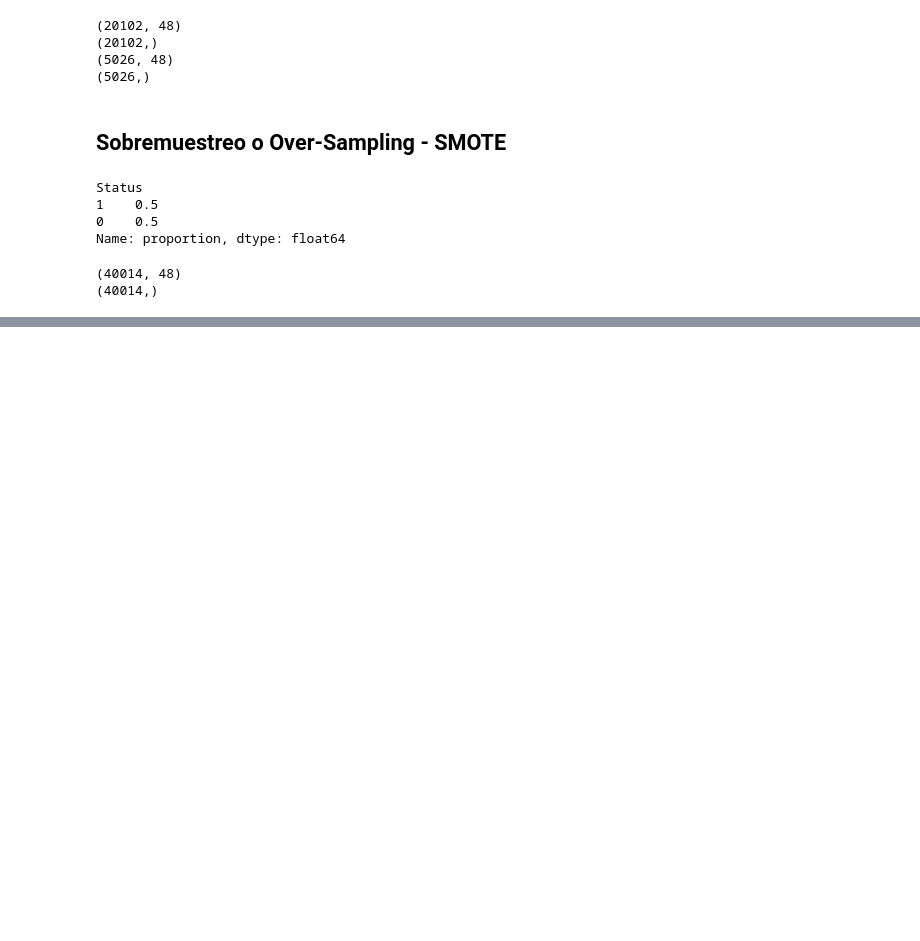
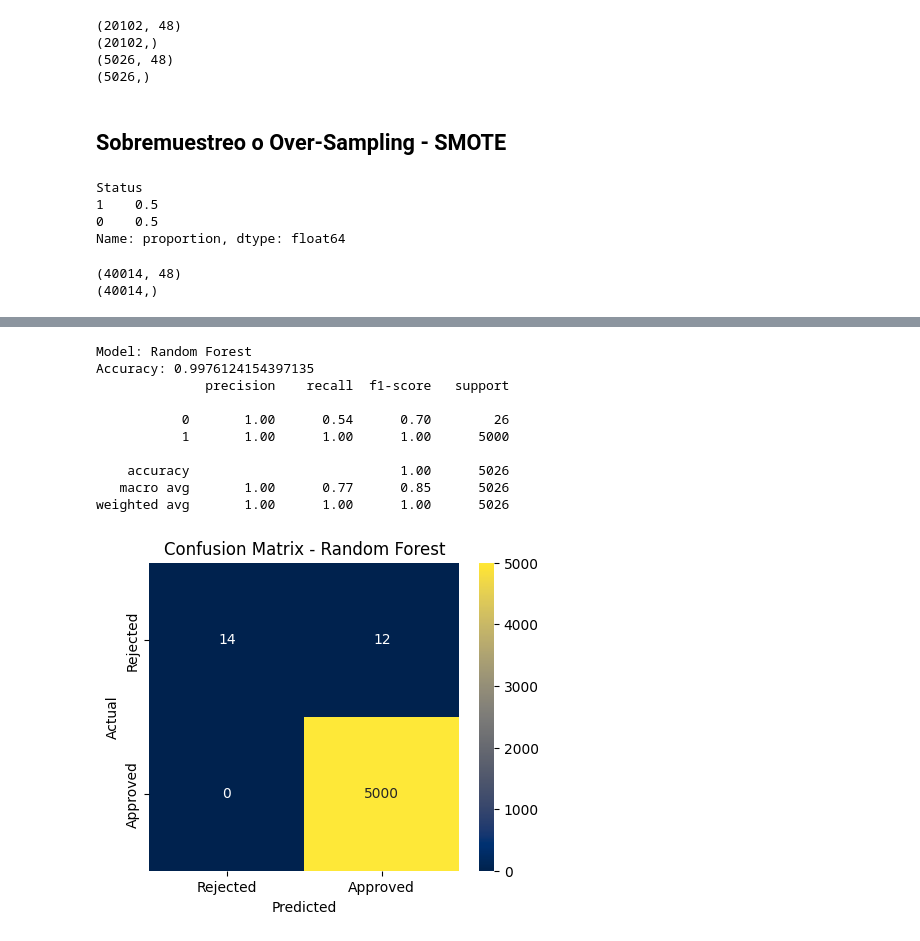
Before and after one commit to rafaneda7/Team-Challenge---Team-GPTlines, a Jupyter notebook: src/Team-GPTlines_Pipelines_v2.ipynb, the cells around one changed output, grey strips where cells are left out. Cells and saved outputs as stored; diff of their text form; code cells hidden in the pictures; blank space fills up the shorter version.

```diff
--- a/src/Team-GPTlines_Pipelines_v2.ipynb
+++ b/src/Team-GPTlines_Pipelines_v2.ipynb
@@ -295,0 +337,16 @@ print(y_train_smote.shape)
+# %%
+# Modelo 2: Random Forest
+rf = RandomForestClassifier(n_estimators=100, random_state=42)
+train_and_evaluate(rf, "Random Forest")
+# %% [output]
+Model: Random Forest
+Accuracy: 0.9976124154397135
+              precision    recall  f1-score   support
+
+           0       1.00      0.54      0.70        26
+           1       1.00      1.00      1.00      5000
+
+    accuracy                           1.00      5026
+   macro avg       1.00      0.77      0.85      5026
+weighted avg       1.00      1.00      1.00      5026
+[figure, added]
```
Also changed, not shown: parts of 13 cells of this notebook.
